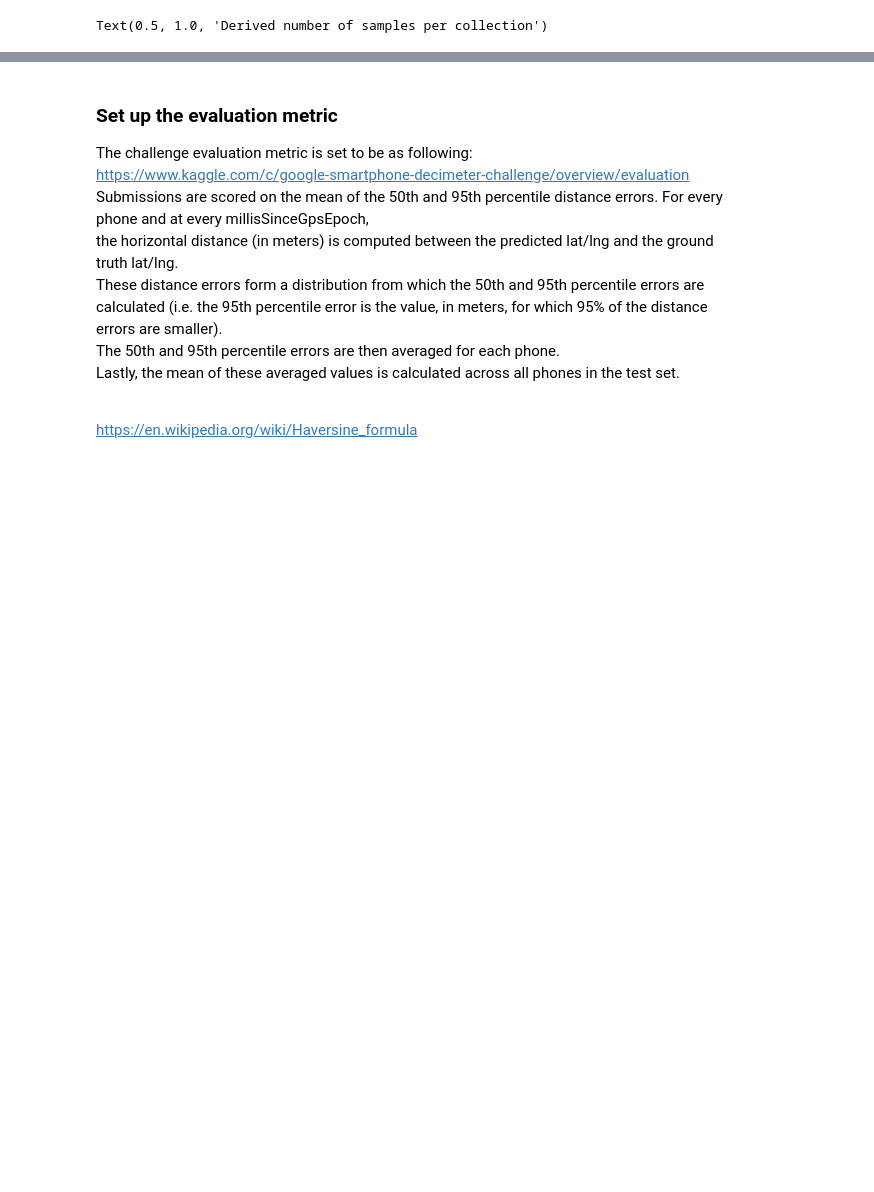
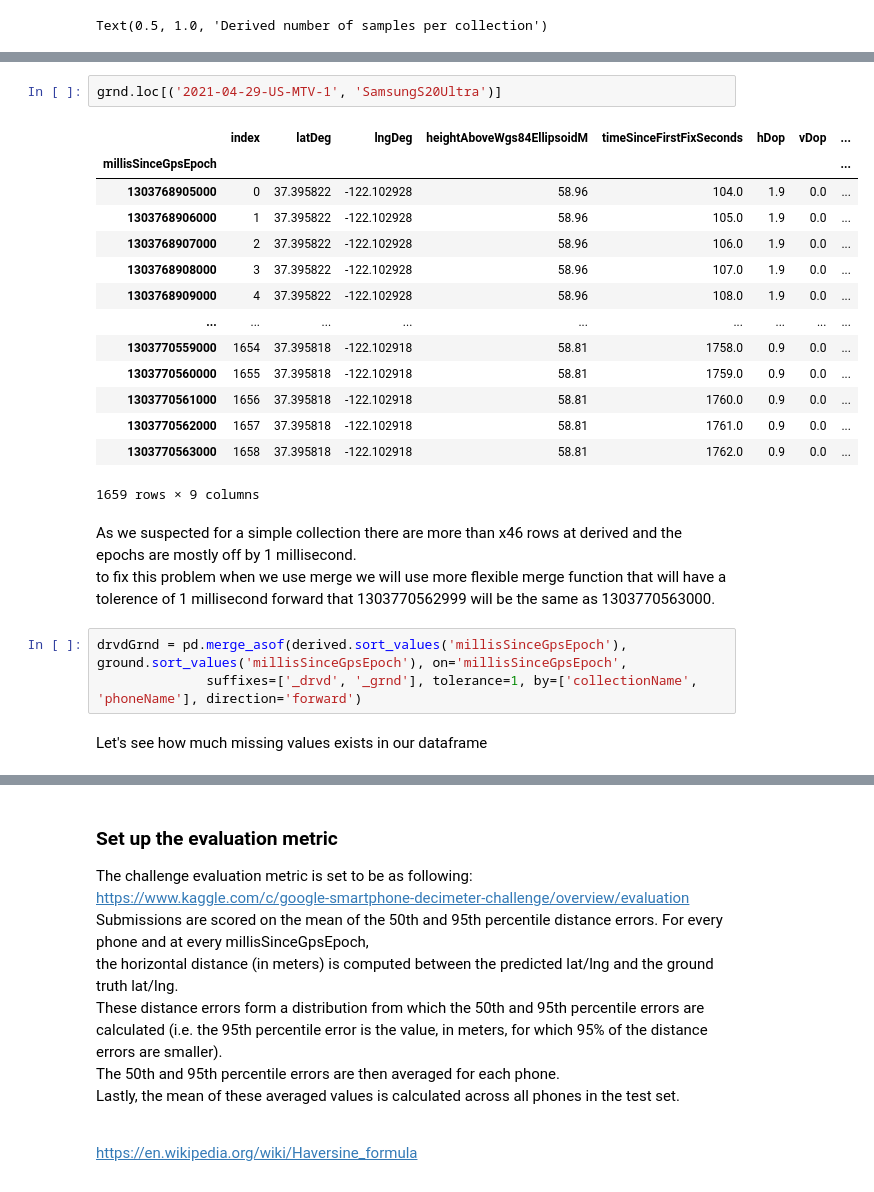
Before and after one commit to shacharhelmer/GNSS-Google, a Jupyter notebook: googlegnss.ipynb, the cells around one changed output, grey strips where cells are left out. Cells and saved outputs as stored; diff of their text form; blank space fills up the shorter version.

```diff
--- a/googlegnss.ipynb
+++ b/googlegnss.ipynb
@@ -317,0 +659,25 @@ sns.boxplot(data=pd.melt(derived[['rawPrM']]), x='variable',  y='value', ax= axs
+# %%
+grnd.loc[('2021-04-29-US-MTV-1', 'SamsungS20Ultra')]
+# %% [output]
+|  | index | latDeg | lngDeg | heightAboveWgs84EllipsoidM | timeSinceFirstFixSeconds | hDop | vDop | ... |
+| millisSinceGpsEpoch |  |  |  |  |  |  |  | ... |
+| 1303768905000 | 0 | 37.395822 | -122.102928 | 58.96 | 104.0 | 1.9 | 0.0 | ... |
+| 1303768906000 | 1 | 37.395822 | -122.102928 | 58.96 | 105.0 | 1.9 | 0.0 | ... |
+| 1303768907000 | 2 | 37.395822 | -122.102928 | 58.96 | 106.0 | 1.9 | 0.0 | ... |
+| 1303768908000 | 3 | 37.395822 | -122.102928 | 58.96 | 107.0 | 1.9 | 0.0 | ... |
+| 1303768909000 | 4 | 37.395822 | -122.102928 | 58.96 | 108.0 | 1.9 | 0.0 | ... |
+| ... | ... | ... | ... | ... | ... | ... | ... | ... |
+| 1303770559000 | 1654 | 37.395818 | -122.102918 | 58.81 | 1758.0 | 0.9 | 0.0 | ... |
+| 1303770560000 | 1655 | 37.395818 | -122.102918 | 58.81 | 1759.0 | 0.9 | 0.0 | ... |
+| 1303770561000 | 1656 | 37.395818 | -122.102918 | 58.81 | 1760.0 | 0.9 | 0.0 | ... |
+| 1303770562000 | 1657 | 37.395818 | -122.102918 | 58.81 | 1761.0 | 0.9 | 0.0 | ... |
+| 1303770563000 | 1658 | 37.395818 | -122.102918 | 58.81 | 1762.0 | 0.9 | 0.0 | ... |
+1659 rows × 9 columns
+# %% [markdown]
+As we suspected for a simple collection there are more than x46 rows at derived and the epochs are mostly off by 1 millisecond.<br>
+to fix this problem when we use merge we will use more flexible merge function that will have a tolerence of 1 millisecond forward that 1303770562999 will be the same as 1303770563000.
+# %%
+drvdGrnd = pd.merge_asof(derived.sort_values('millisSinceGpsEpoch'), ground.sort_values('millisSinceGpsEpoch'), on='millisSinceGpsEpoch',
+              suffixes=['_drvd', '_grnd'], tolerance=1, by=['collectionName', 'phoneName'], direction='forward')
+# %% [markdown]
+Let's see how much missing values exists in our dataframe
```
Also changed, not shown: parts of 174 cells of this notebook.
